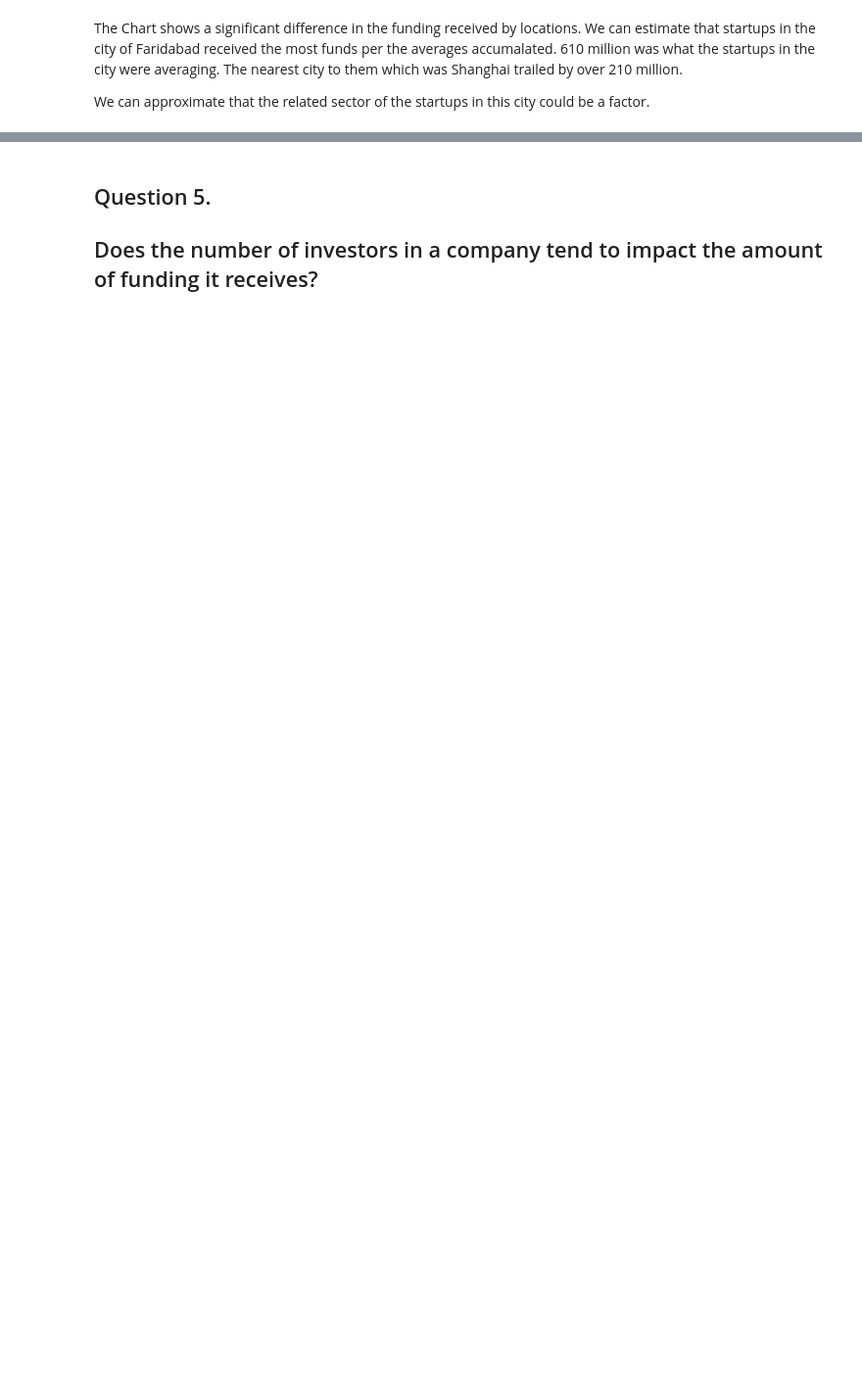
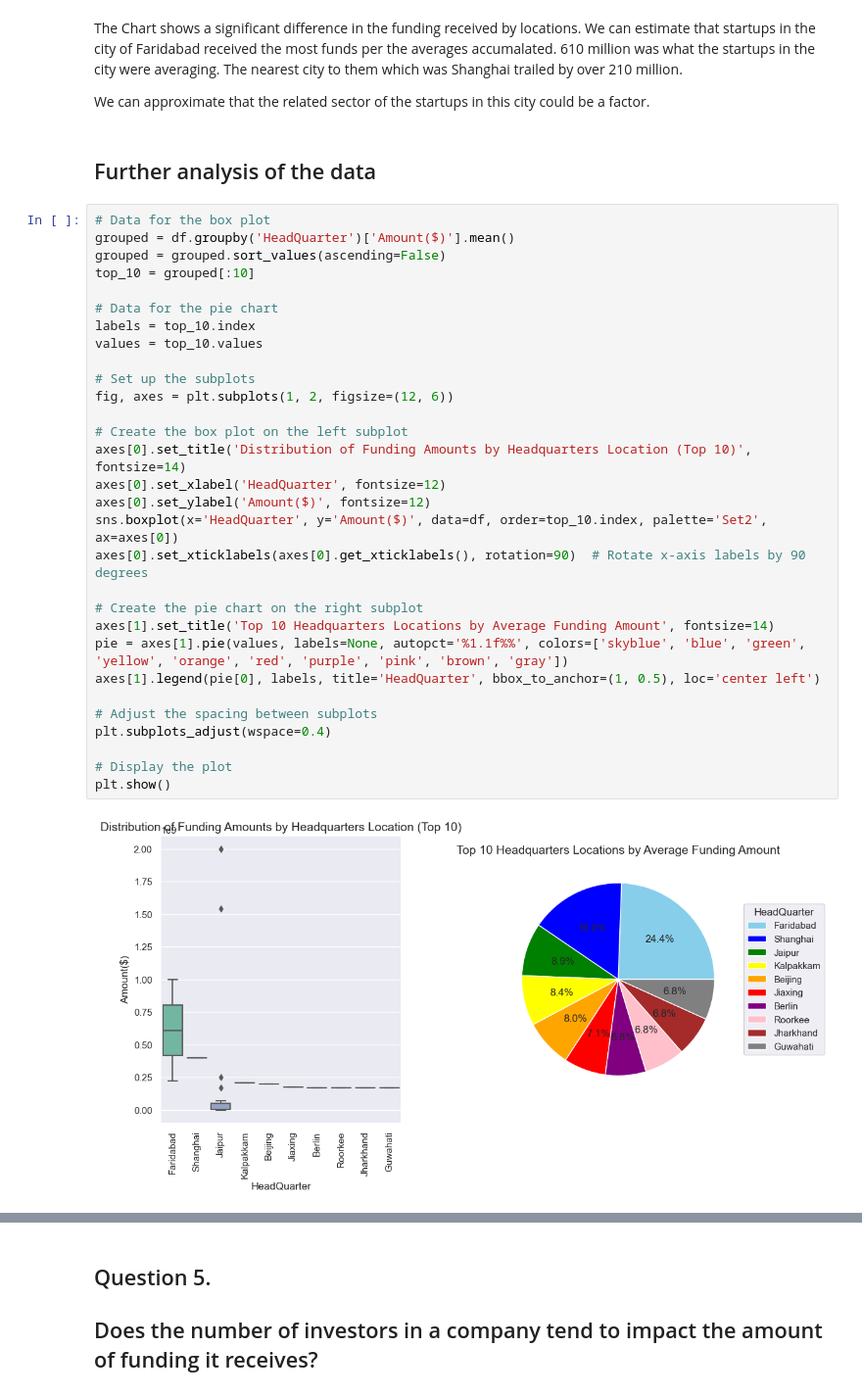
Before and after one commit to Israel-Anaba/Edinburgh-Indian-Start-up-Project, a Jupyter notebook: Answering questions with Visualization.ipynb, the cells around one changed output, grey strips where cells are left out. Shown: that part at 98% size. Saved outputs shown, nothing was run; the diff lists cells and outputs as text; blank space fills up the shorter version.

```diff
--- a/Answering questions with Visualization.ipynb
+++ b/Answering questions with Visualization.ipynb
@@ -185,3 +185,37 @@ plt.show()
 The Chart shows a significant difference in the funding received by locations. We can estimate that startups in the city of Faridabad received the most funds per the averages accumalated. 610 million was what the startups in the city were averaging. The nearest city to them which was Shanghai trailed by over 210 million.
 
 We can approximate that the related sector of the startups in this city could be a factor.
+# %% [markdown]
+## Further analysis of the data
+# %%
+# Data for the box plot
+grouped = df.groupby('HeadQuarter')['Amount($)'].mean()
+grouped = grouped.sort_values(ascending=False)
+top_10 = grouped[:10]
+
+# Data for the pie chart
+labels = top_10.index
+values = top_10.values
+
+# Set up the subplots
+fig, axes = plt.subplots(1, 2, figsize=(12, 6))
+
+# Create the box plot on the left subplot
+axes[0].set_title('Distribution of Funding Amounts by Headquarters Location (Top 10)', fontsize=14)
+axes[0].set_xlabel('HeadQuarter', fontsize=12)
+axes[0].set_ylabel('Amount($)', fontsize=12)
+sns.boxplot(x='HeadQuarter', y='Amount($)', data=df, order=top_10.index, palette='Set2', ax=axes[0])
+axes[0].set_xticklabels(axes[0].get_xticklabels(), rotation=90)  # Rotate x-axis labels by 90 degrees
+
+# Create the pie chart on the right subplot
+axes[1].set_title('Top 10 Headquarters Locations by Average Funding Amount', fontsize=14)
+pie = axes[1].pie(values, labels=None, autopct='%1.1f%%', colors=['skyblue', 'blue', 'green', 'yellow', 'orange', 'red', 'purple', 'pink', 'brown', 'gray'])
+axes[1].legend(pie[0], labels, title='HeadQuarter', bbox_to_anchor=(1, 0.5), loc='center left')
+
+# Adjust the spacing between subplots
+plt.subplots_adjust(wspace=0.4)
+
+# Display the plot
+plt.show()
+# %% [output]
+[figure, added]
```
Also changed, not shown: parts of 9 cells of this notebook, 5 other files.
